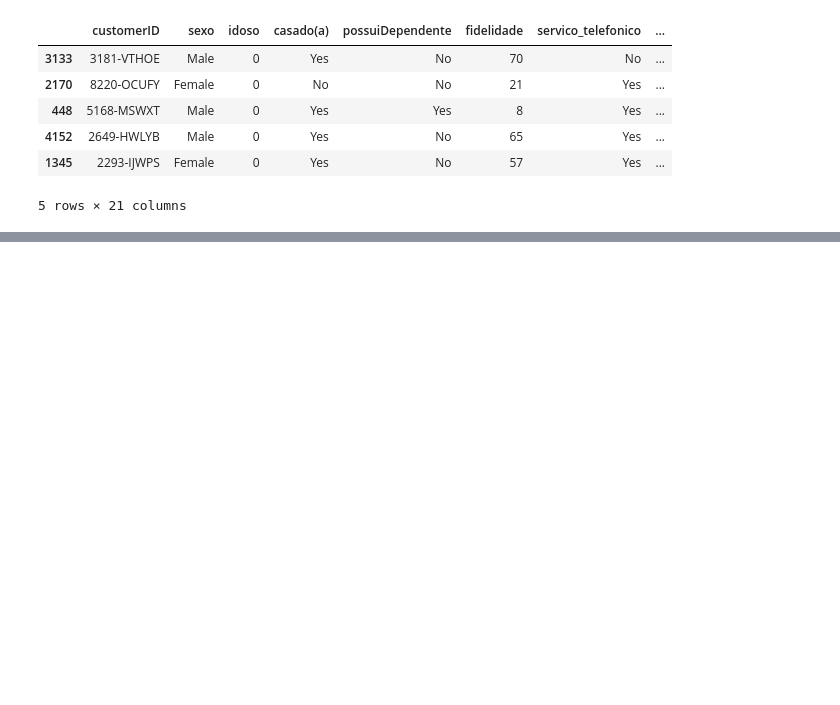
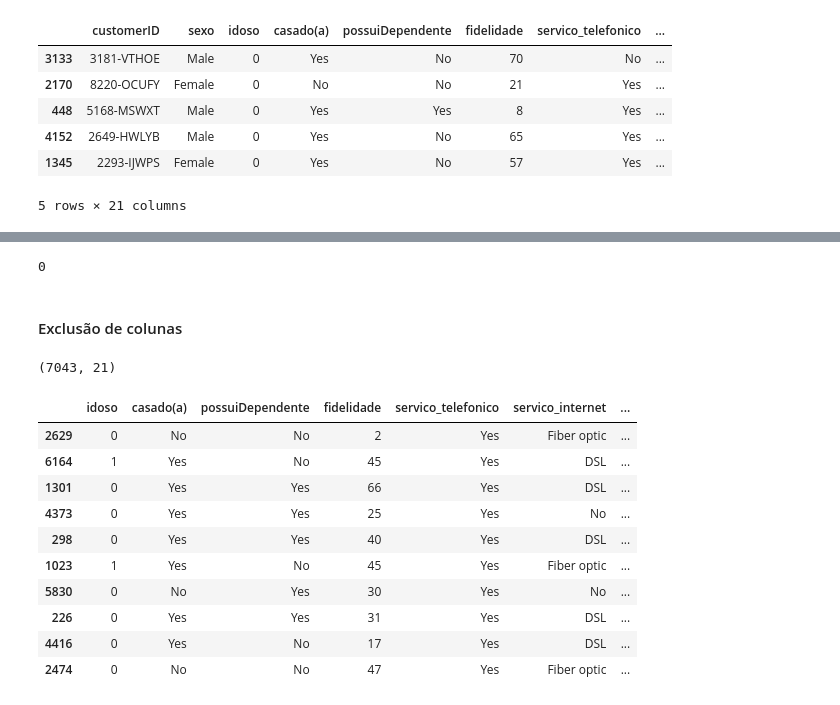
Before and after one commit to alyssonmontovanelli/analise_Previsao_Churn_teleComunicacoes, a Jupyter notebook: notebooks/01_Analise_Exploratoria.ipynb, the cells around one changed output, grey strips where cells are left out. Drawn from its saved outputs; the diff is of its cells as text; code cells hidden in the pictures; blank space fills up the shorter version.

```diff
--- a/notebooks/01_Analise_Exploratoria.ipynb
+++ b/notebooks/01_Analise_Exploratoria.ipynb
@@ -423,0 +412,6 @@ dados.to_csv('../dados/dados_eng', sep =',', index = False, encoding = 'utf-8')
+# %%
+dados.duplicated().sum()
+# %% [output]
+0
+# %% [markdown]
+#### Exclusão de colunas
@@ -423,0 +421,4 @@ dados.to_csv('../dados/dados_eng', sep =',', index = False, encoding = 'utf-8')
+# %%
+dados_eng.shape
+# %% [output]
+(7043, 21)
@@ -423,0 +427,14 @@ dados.to_csv('../dados/dados_eng', sep =',', index = False, encoding = 'utf-8')
+# %%
+dados.sample(10)
+# %% [output]
+|  | idoso | casado(a) | possuiDependente | fidelidade | servico_telefonico | servico_internet | ... |
+| 2629 | 0 | No | No | 2 | Yes | Fiber optic | ... |
+| 6164 | 1 | Yes | No | 45 | Yes | DSL | ... |
+| 1301 | 0 | Yes | Yes | 66 | Yes | DSL | ... |
+| 4373 | 0 | Yes | Yes | 25 | Yes | No | ... |
+| 298 | 0 | Yes | Yes | 40 | Yes | DSL | ... |
+| 1023 | 1 | Yes | No | 45 | Yes | Fiber optic | ... |
+| 5830 | 0 | No | Yes | 30 | Yes | No | ... |
+| 226 | 0 | Yes | Yes | 31 | Yes | DSL | ... |
+| 4416 | 0 | Yes | No | 17 | Yes | DSL | ... |
+| 2474 | 0 | No | No | 47 | Yes | Fiber optic | ... |
```
Also changed, not shown: parts of 38 cells of this notebook, 2 other files.
